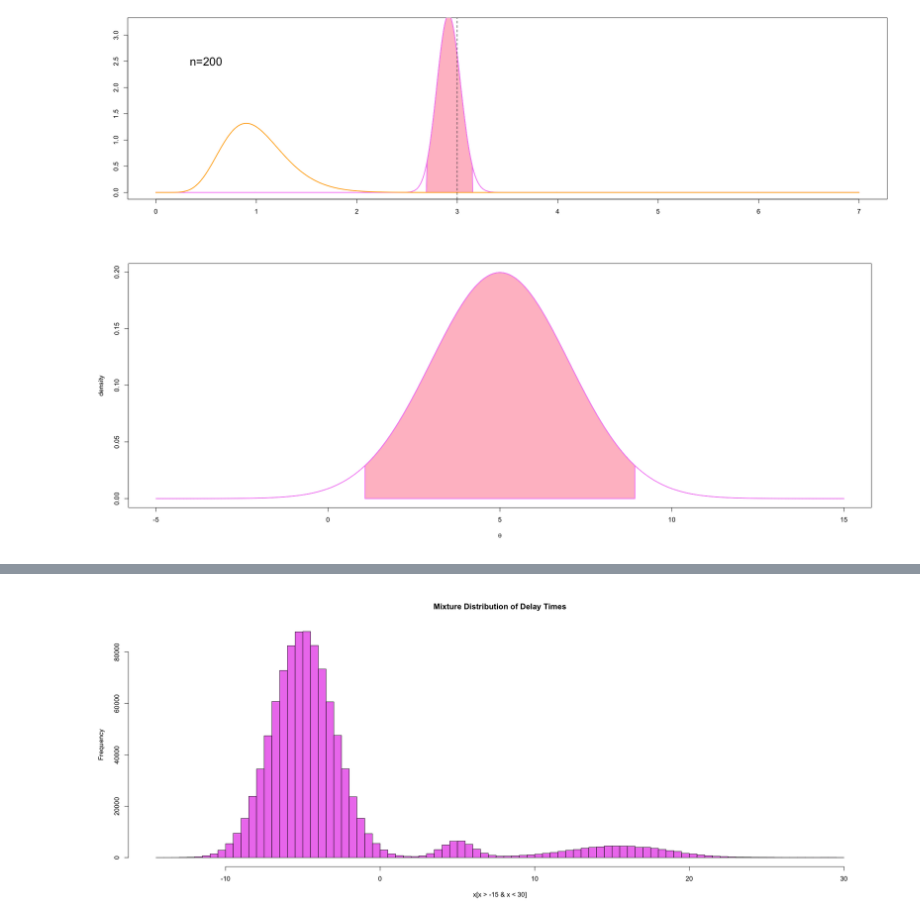
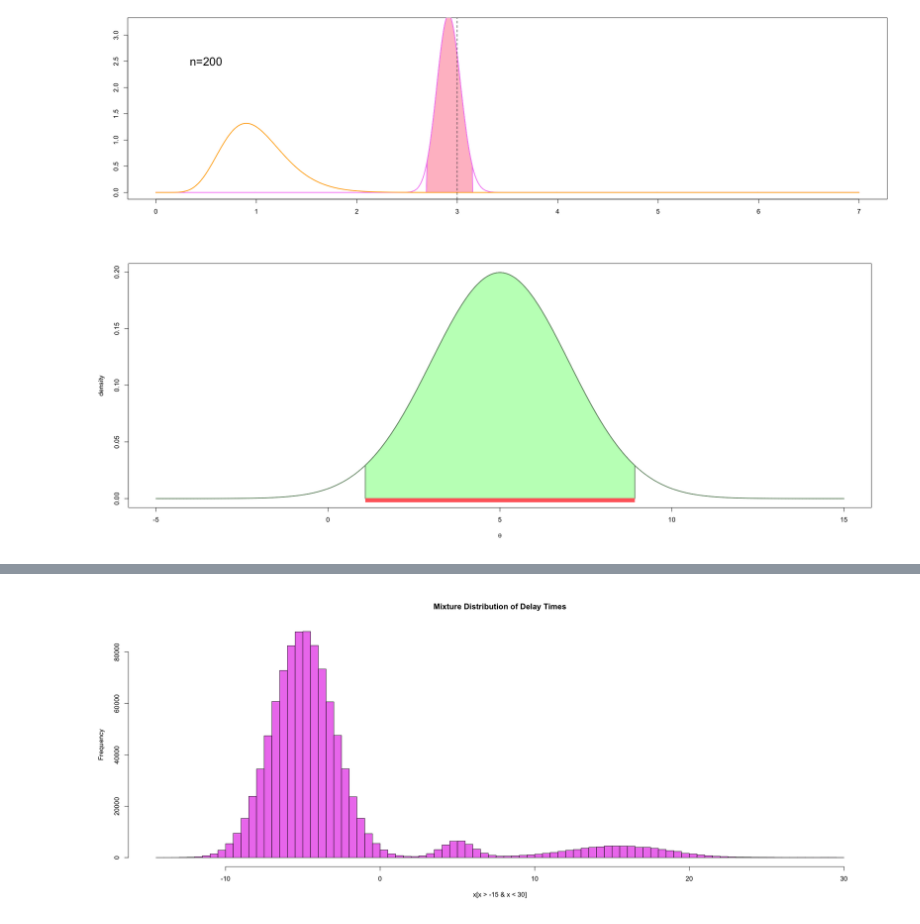
Before and after one commit to sam-tritto/bayesian-hdi, a Jupyter notebook: BayesianHPD.ipynb, the cells around one changed output, grey strips where cells are left out. Saved outputs shown, nothing was run; the diff lists cells and outputs as text; code cells hidden in the pictures.

```diff
--- a/BayesianHPD.ipynb
+++ b/BayesianHPD.ipynb
@@ -137,31 +137,33 @@ plot_CI(alpha = 10, beta = 10, y_vec, n_vec, alpha_conf, lambda_true)
 # %%
 alpha_conf <- .05
 
 mu <- 5
 sigma <- 2
 
 # generate data to compute empirical quantiles
 n_sim <- 1000000
 theta <- sort(c(rnorm(n_sim, mu, sigma)))
 
 lower_idx <- round((alpha_conf / 2) * n_sim)
 upper_idx <- round((1 - alpha_conf / 2) * n_sim)
 q_lower <- theta[lower_idx]
 q_upper <- theta[upper_idx]
 
 x <- seq(-5, 15, by = 0.001)
 y_val <- dnorm(x, mu, sigma)
 x_coord <- c(q_lower, x[x >= q_lower & x <= q_upper], q_upper)
 y_coord <- c(0, y_val[x >= q_lower & x <= q_upper], 0)
 
 plot(x, dnorm(x, mu, sigma),
-     type='l', col = 'violet', lwd = 2,
+     type='l', col = 'darkseagreen4', lwd = 2,
      xlab = expression(theta), ylab = 'density')
 
 
-polygon(x_coord, y_coord, col = 'pink', lwd = 2,  border = 'violet')
+polygon(x_coord, y_coord, col = 'darkseagreen1', lwd = 2,  border = 'darkseagreen4')
+
+segments(q_lower, -0.0015, q_upper, -0.0015, lwd=10, col='indianred1', lend='butt')
 # %% [output]
-[figure, old version]
+[figure, new version]
 # %%
 alpha_conf <- .05
 
```
Also changed, not shown: parts of 9 cells of this notebook.
